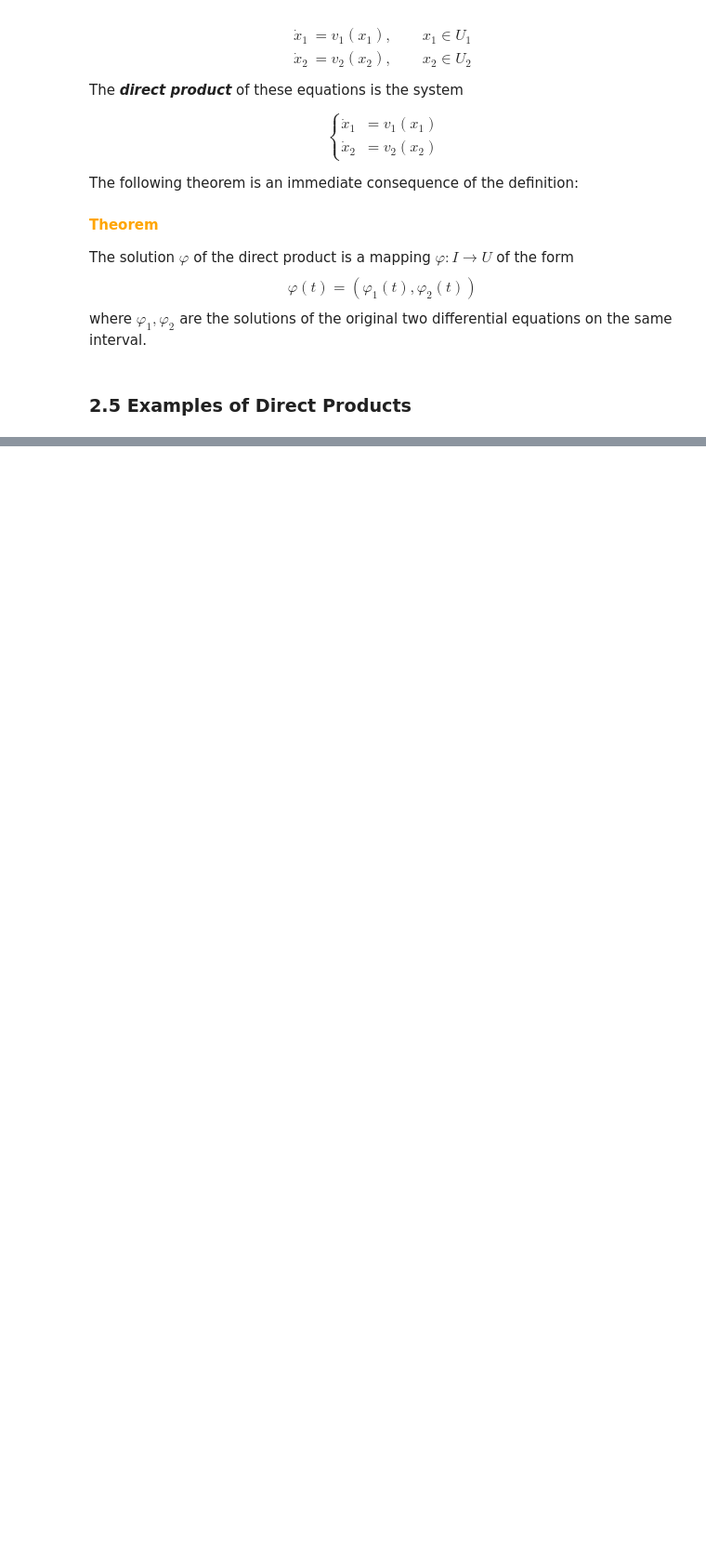
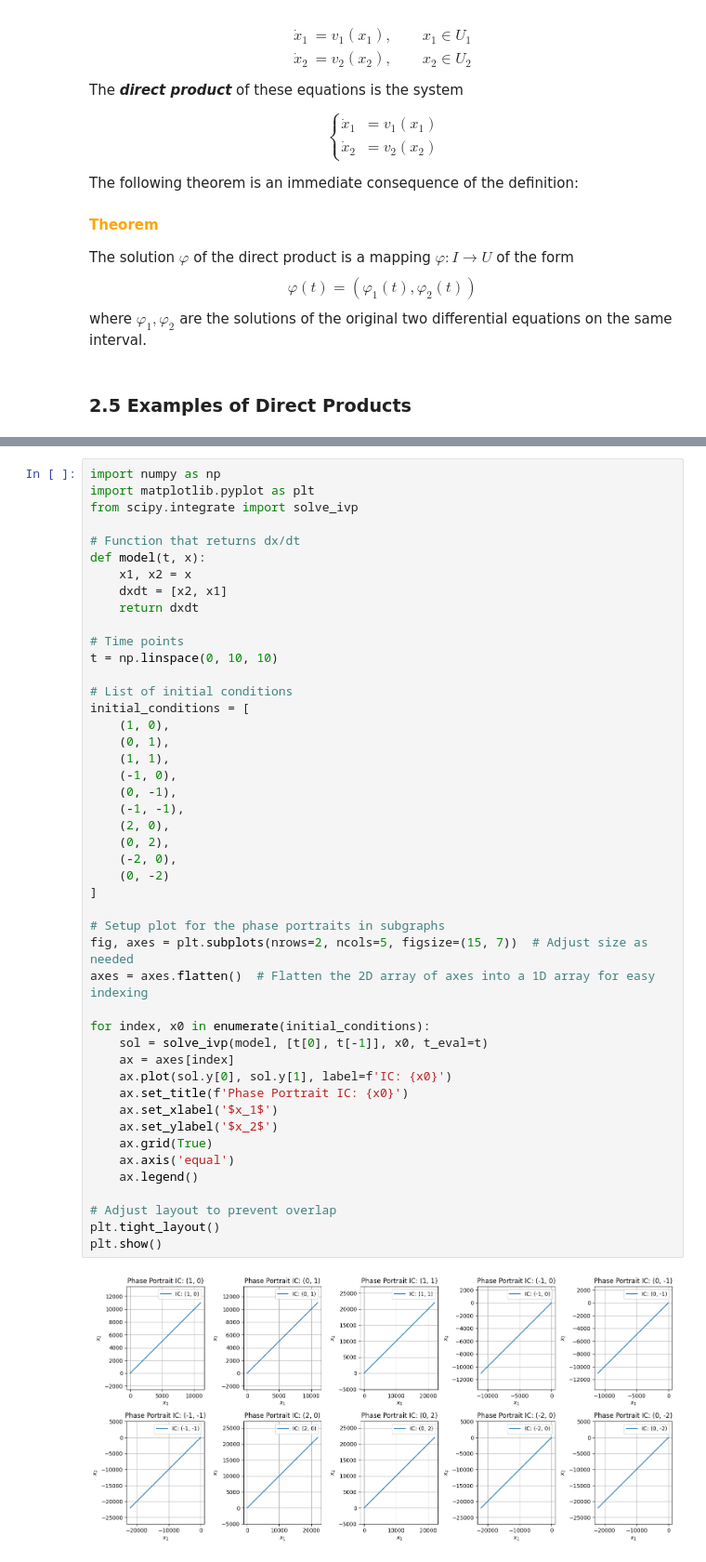
Before and after one commit to Liiiiyuxuan/randomath, a Jupyter notebook: ODE/ode.ipynb, the cells around one changed output, grey strips where cells are left out. Shown: that part at 93% size. Saved outputs shown, nothing was run; the diff lists cells and outputs as text; blank space fills up the shorter version.

```diff
--- a/ODE/ode.ipynb
+++ b/ODE/ode.ipynb
@@ -223,0 +228,48 @@ where $\varphi_1, \varphi_2$ are the solutions of the original two differential
+# %%
+import numpy as np
+import matplotlib.pyplot as plt
+from scipy.integrate import solve_ivp
+
+# Function that returns dx/dt
+def model(t, x):
+    x1, x2 = x
+    dxdt = [x2, x1]
+    return dxdt
+
+# Time points
+t = np.linspace(0, 10, 10)
+
+# List of initial conditions
+initial_conditions = [
+    (1, 0),
+    (0, 1),
+    (1, 1),
+    (-1, 0),
+    (0, -1),
+    (-1, -1),
+    (2, 0),
+    (0, 2),
+    (-2, 0),
+    (0, -2)
+]
+
+# Setup plot for the phase portraits in subgraphs
+fig, axes = plt.subplots(nrows=2, ncols=5, figsize=(15, 7))  # Adjust size as needed
+axes = axes.flatten()  # Flatten the 2D array of axes into a 1D array for easy indexing
+
+for index, x0 in enumerate(initial_conditions):
+    sol = solve_ivp(model, [t[0], t[-1]], x0, t_eval=t)
+    ax = axes[index]
+    ax.plot(sol.y[0], sol.y[1], label=f'IC: {x0}')
+    ax.set_title(f'Phase Portrait IC: {x0}')
+    ax.set_xlabel('$x_1$')
+    ax.set_ylabel('$x_2$')
+    ax.grid(True)
+    ax.axis('equal')
+    ax.legend()
+
+# Adjust layout to prevent overlap
+plt.tight_layout()
+plt.show()
+# %% [output]
+[figure, added]
```
Also changed, not shown: parts of 1 cell of this notebook.
